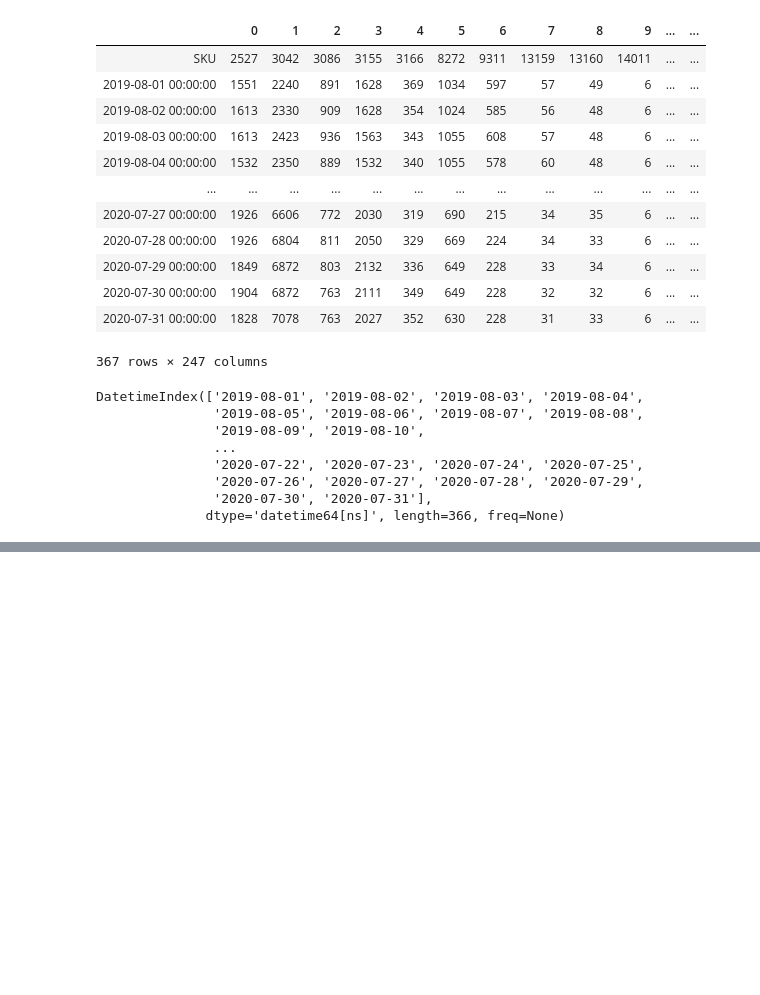
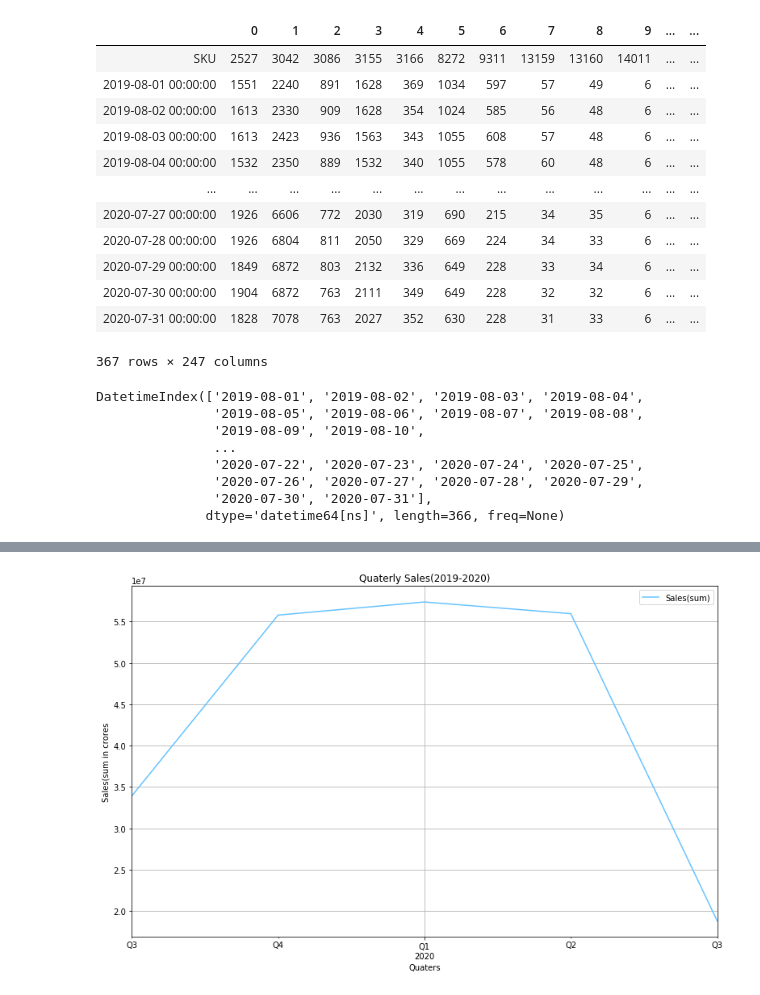
Before and after one commit to rohit-kulkarni247/merkle-sokrati-task, a Jupyter notebook: analysis2.ipynb, the cells around one changed output, grey strips where cells are left out. Saved outputs shown, nothing was run; the diff lists cells and outputs as text; code cells hidden in the pictures; blank space fills up the shorter version.

```diff
--- a/analysis2.ipynb
+++ b/analysis2.ipynb
@@ -54,6 +58,19 @@ new_df.sum(axis=1).reset_index()
 | 2 | 2020-03-31 | 57378126 |
 | 3 | 2020-06-30 | 55962950 |
 | 4 | 2020-09-30 | 18795771 |
+# %%
+quaterly_df.plot(kind='line',
+           x= 'Months',
+           y='Sales(sum)',
+           color = '#66c2ff',
+           figsize =(13,8),
+           title = "Quaterly Sales(2019-2020)");
+plt.xlabel('Quaters');
+plt.xticks(rotation=360)
+plt.grid(True)
+plt.ylabel('Sales(sum in crores');
+# %% [output]
+[figure, added]
 # %%
 # calculating monthly sales
 m_df = df.resample('M').sum()
```
Also changed, not shown: parts of 8 cells of this notebook.
